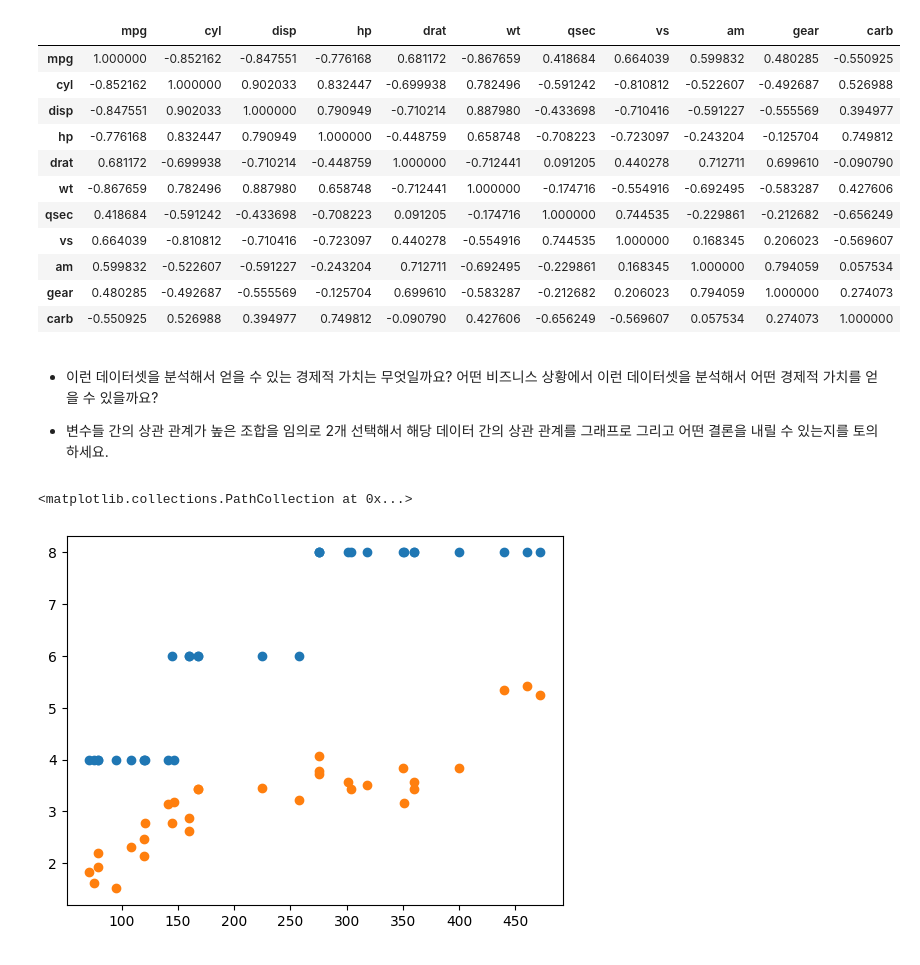
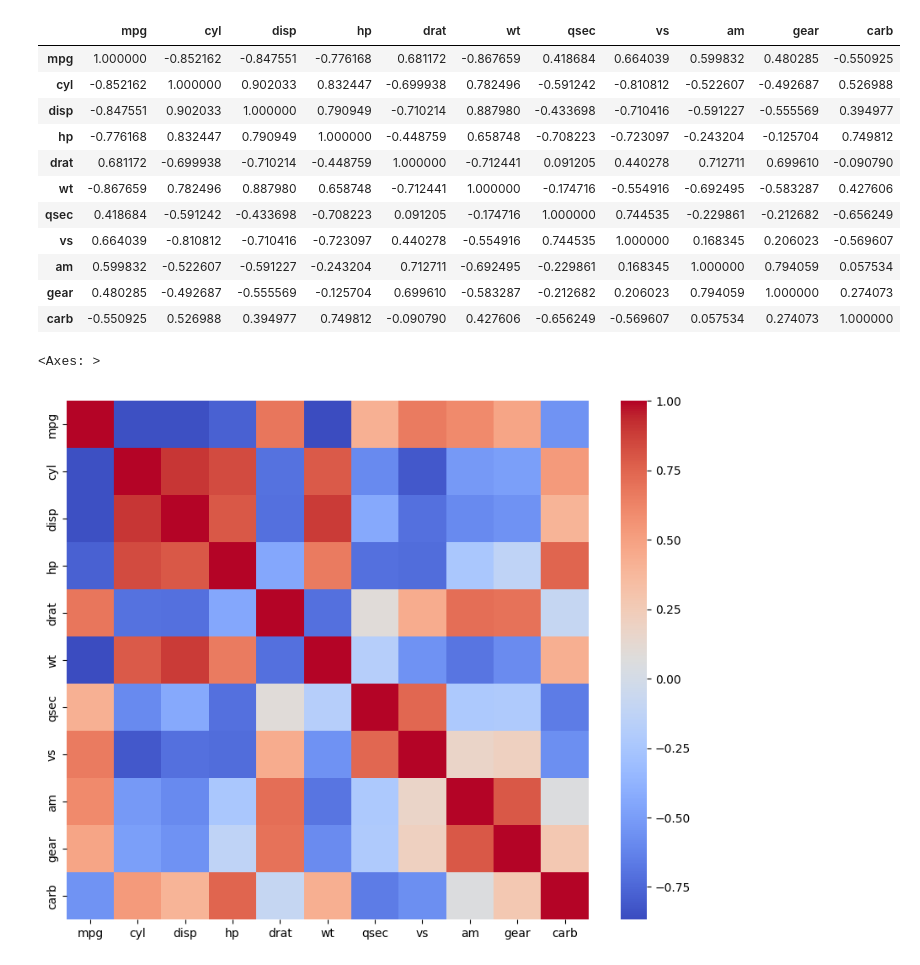
Before and after one commit to SanyaPark/Softeer-Bootcamp, a Jupyter notebook: missions/W1/M1.ipynb, the cells around one changed output. Saved outputs shown, nothing was run; the diff lists cells and outputs as text; code cells hidden in the pictures.

```diff
--- a/missions/W1/M1.ipynb
+++ b/missions/W1/M1.ipynb
@@ -212,13 +213,9 @@ mt.corr()
 | am | 0.599832 | -0.522607 | -0.591227 | -0.243204 | 0.712711 | -0.692495 | -0.229861 | 0.168345 | 1.000000 | 0.794059 | 0.057534 |
 | gear | 0.480285 | -0.492687 | -0.555569 | -0.125704 | 0.699610 | -0.583287 | -0.212682 | 0.206023 | 0.794059 | 1.000000 | 0.274073 |
 | carb | -0.550925 | 0.526988 | 0.394977 | 0.749812 | -0.090790 | 0.427606 | -0.656249 | -0.569607 | 0.057534 | 0.274073 | 1.000000 |
-# %% [markdown]
-- 이런 데이터셋을 분석해서 얻을 수 있는 경제적 가치는 무엇일까요? 어떤 비즈니스 상황에서 이런 데이터셋을 분석해서 어떤 경제적 가치를 얻을 수 있을까요?
-
-- 변수들 간의 상관 관계가 높은 조합을 임의로 2개 선택해서 해당 데이터 간의 상관 관계를 그래프로 그리고 어떤 결론을 내릴 수 있는지를 토의하세요.
-# %%
-plt.scatter(mt['disp'], mt['cyl'])
-plt.scatter(mt['disp'], mt['wt'])
-# %% [output]
-<matplotlib.collections.PathCollection at 0x...>
-[figure, removed]
+# %%
+fig, ax = plt.subplots(figsize=(10,8))
+sns.heatmap(mt.corr(), cmap='coolwarm')
+# %% [output]
+<Axes: >
+[figure, added]
```
Also changed, not shown: parts of 15 cells of this notebook.
